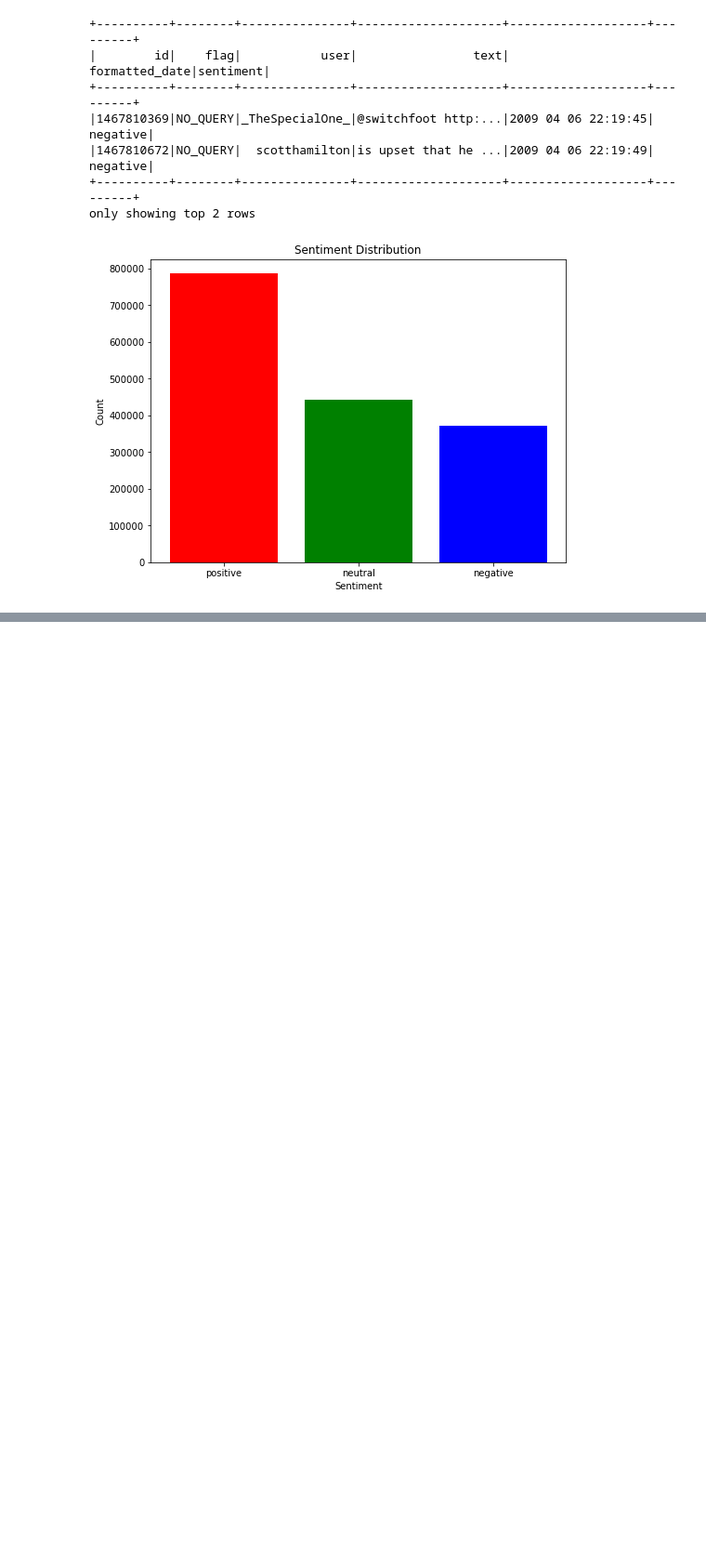
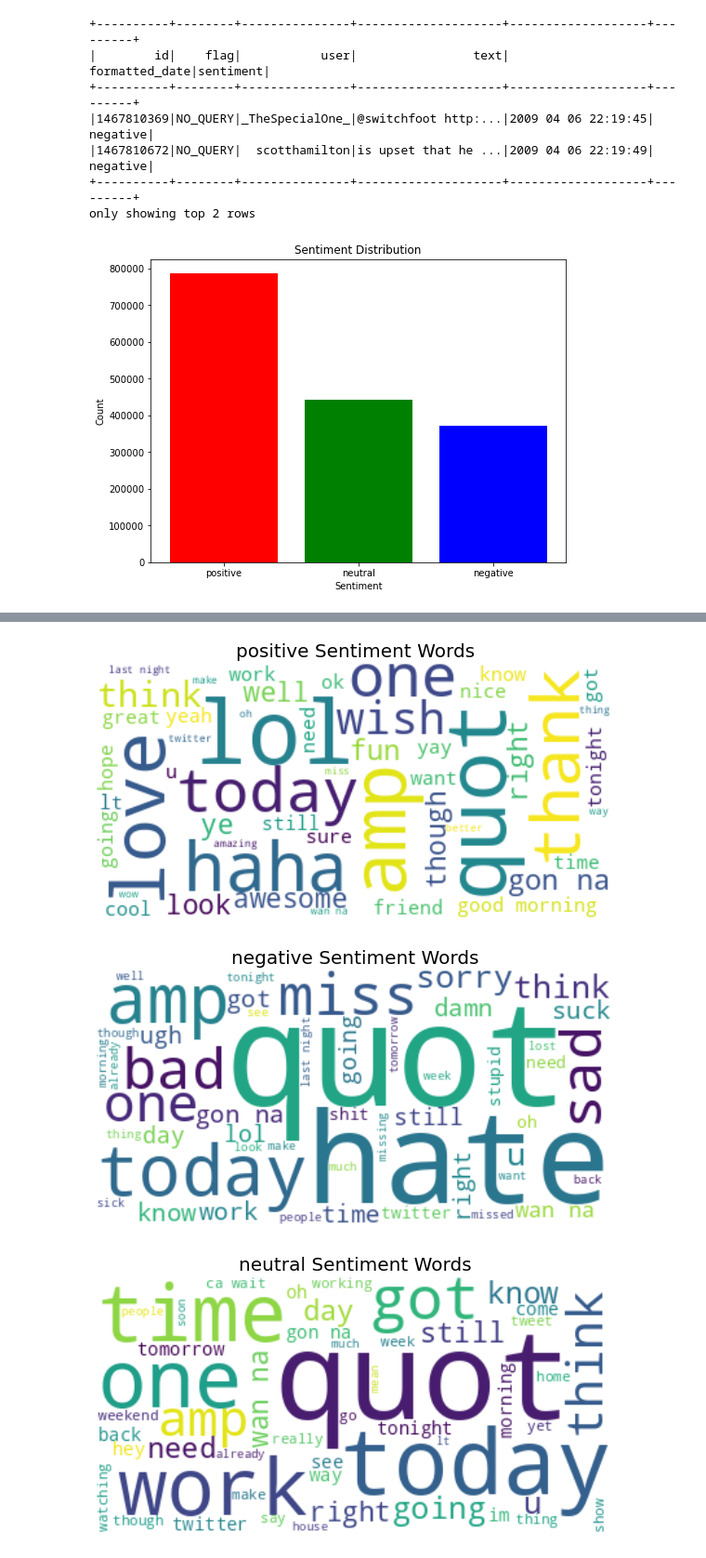
Before and after one commit to aytenkermencct/CA2_TweetAnalysis, a Jupyter notebook: TweetAnalysis.ipynb, the cells around one changed output, grey strips where cells are left out. Shown: that part at 93% size. Drawn from its saved outputs; the diff is of its cells as text; code cells hidden in the pictures; blank space fills up the shorter version.

Commit message:
visualisation v2

```diff
--- a/TweetAnalysis.ipynb
+++ b/TweetAnalysis.ipynb
@@ -579,0 +588,43 @@ wordcount_gen(final_df_pd, 'neutral')
+# %%
+from wordcloud import WordCloud,STOPWORDS
+import matplotlib.pyplot as plt
+
+sampled_df=sentiment_df[['text_processed','sentiment']]
+sampled_df_pd = sampled_df.toPandas()
+
+def wordcount_gen(df, sentiment):
+    '''
+    Generating Word Cloud
+    inputs:
+       - df: tweets dataset (Pandas DataFrame)
+       - sentiment: Positive/Negative/Neutral
+    '''
+    # Combine all tweets
+    combined_tweets = " ".join([tweet for tweet in df[df.sentiment == sentiment]['text_processed']])
+
+    # Initialize wordcloud object
+    wc = WordCloud(background_color='white',
+                   max_words=50,
+                   stopwords=STOPWORDS )
+
+    # Generate and plot wordcloud
+    wordcloud = wc.generate(combined_tweets)
+
+    plt.figure(figsize=(10, 10))
+    plt.imshow(wordcloud, interpolation='bilinear')
+    plt.title('{} Sentiment Words'.format(sentiment), fontsize=20)
+    plt.axis('off')
+    plt.show()
+
+# Positive tweet words
+wordcount_gen(sampled_df_pd, 'positive')
+
+# Negative tweet words
+wordcount_gen(sampled_df_pd, 'negative')
+
+# Neutral tweet words
+wordcount_gen(sampled_df_pd, 'neutral')
+# %% [output]
+[figure, added]
+[figure, added]
+[figure, added]
```
Also changed, not shown: parts of 11 cells of this notebook.
